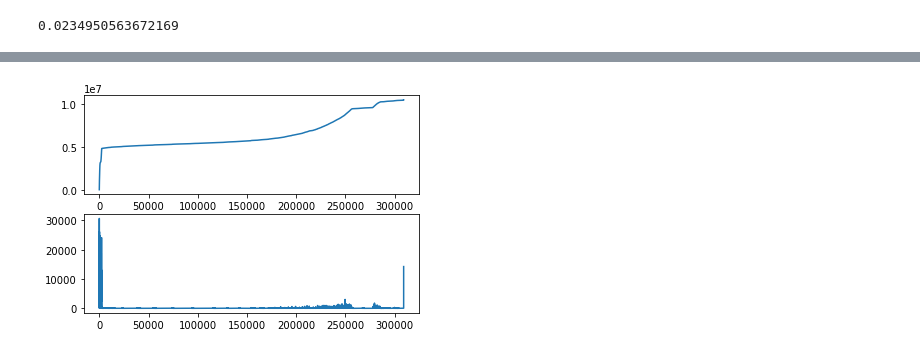
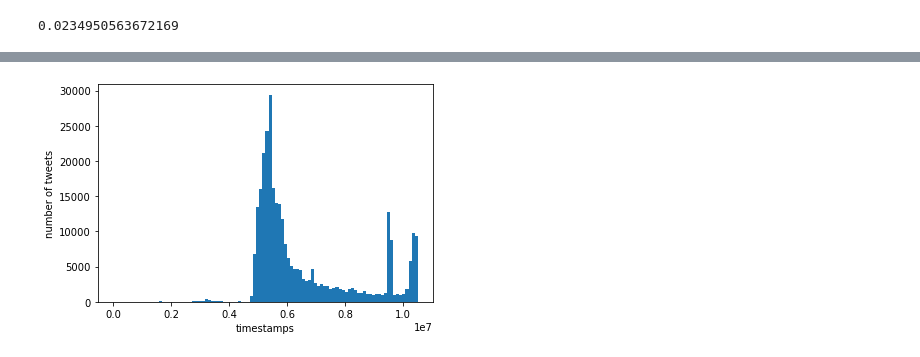
Before and after one commit to Isyohan/ProjetM2WeakSignals, a Jupyter notebook: BLM_Notebook.ipynb, the cells around one changed output, grey strips where cells are left out. Drawn from its saved outputs; the diff is of its cells as text; code cells hidden in the pictures.

```diff
--- a/BLM_Notebook.ipynb
+++ b/BLM_Notebook.ipynb
@@ -97,12 +91,0 @@ dydx = np.gradient(y, dx)
-# %%
-plt.figure()
-
-plt.subplot(2,1,1)
-plt.plot(x,y)
-
-plt.subplot(2,1,2)
-plt.plot(x,dydx)
-
-plt.show()
-# %% [output]
-[figure, removed]
@@ -108,0 +97,8 @@ plt.show()
+# %%
+plt.hist(clean_data['timestamps'],bins=100)
+plt.xlabel('timestamps')
+plt.ylabel('number of tweets')
+plt.savefig("figures_out/fig_timestamps.png",transparent=True)
+plt.show()
+# %% [output]
+[figure, added]
```
Also changed, not shown: parts of 6 cells of this notebook, 1 other file.
